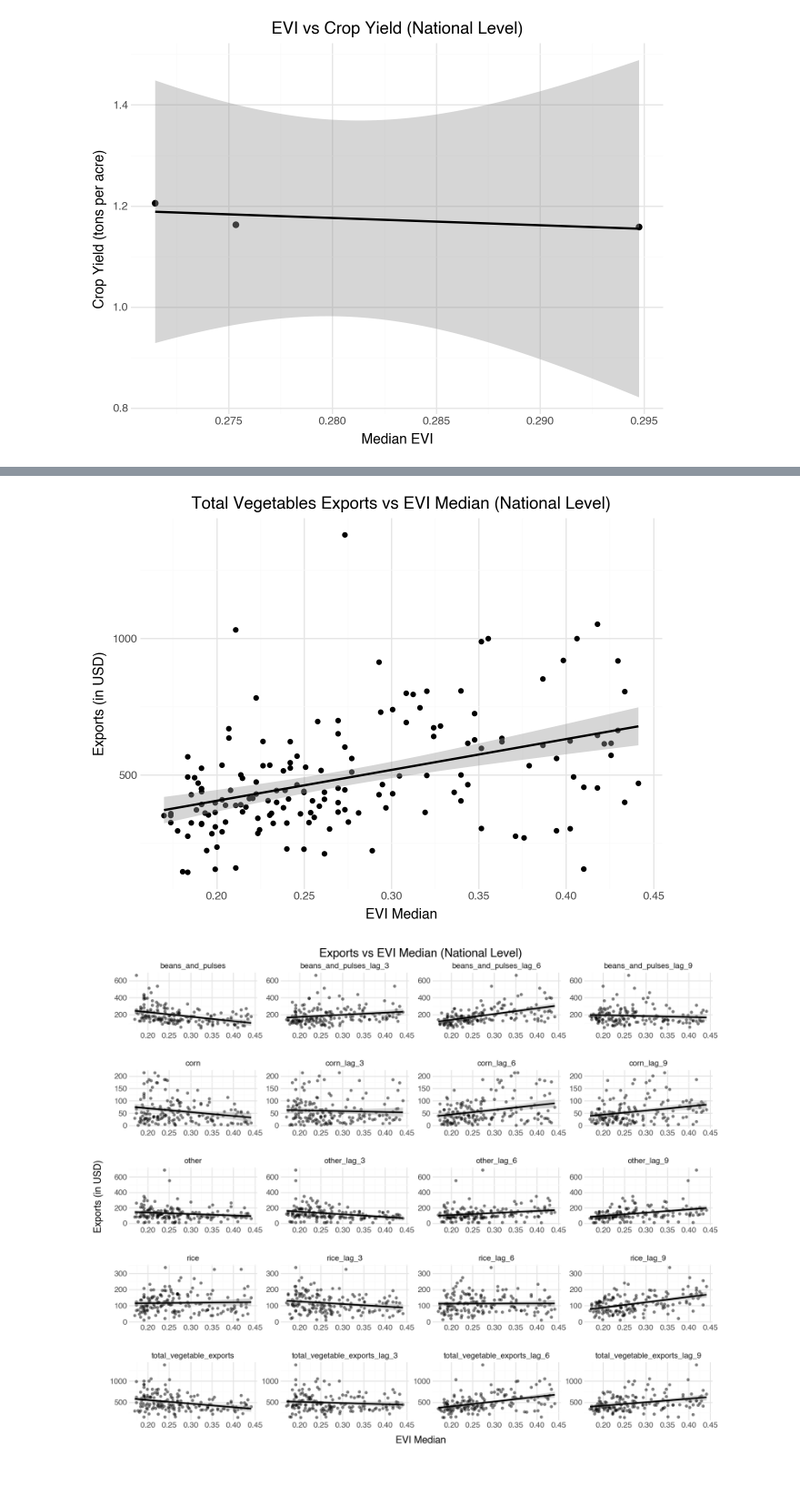
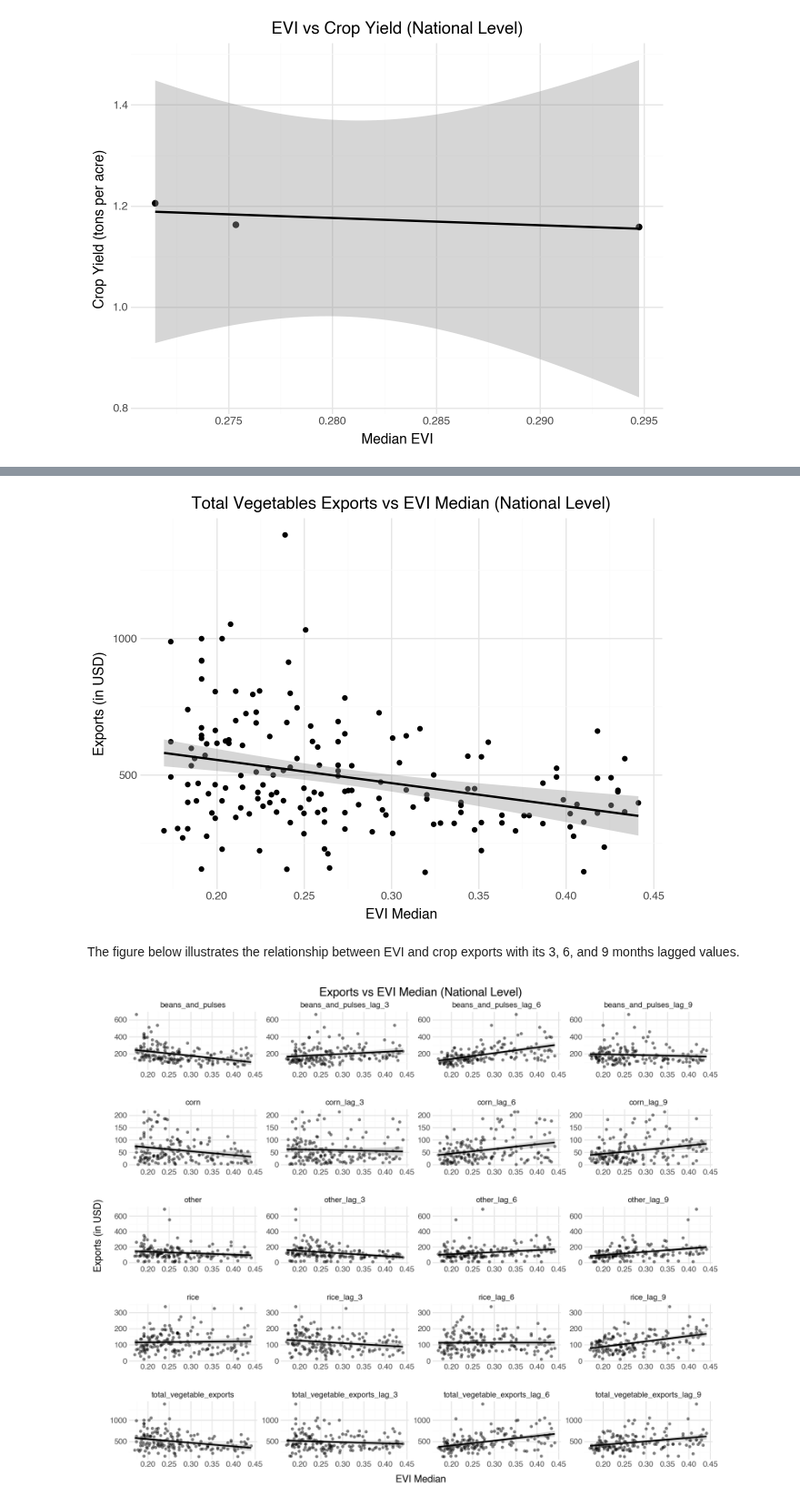
Before and after one commit to datapartnership/myanmar-economic-monitor, a Jupyter notebook: notebooks/vegetation-conditions/evi-manufacturing-analysis.ipynb, the cells around one changed output, grey strips where cells are left out. Shown at 91% size. Cells and saved outputs as stored; diff of their text form; code cells hidden in the pictures; blank space fills up the shorter version.

```diff
--- a/notebooks/vegetation-conditions/evi-manufacturing-analysis.ipynb
+++ b/notebooks/vegetation-conditions/evi-manufacturing-analysis.ipynb
@@ -714,27 +701,27 @@ exports
 # %%
 evi_adm0_monthly = (
     evi_adm0_raw.groupby(pd.Grouper(freq="MS")).agg({"EVI": "median"}).pipe(clean_names)
 )
 
 (
     exports.set_index("date")
     .join(evi_adm0_monthly, how="inner")
-    .assign(
-        total_vegetable_exports_lag_1=lambda df: df["total_vegetable_exports"].shift(6)
-    )
+    .assign(total_vegetable_exports=lambda df: df["total_vegetable_exports"])
     .pipe((p9.ggplot, "data"))
-    + p9.aes(x="evi", y="total_vegetable_exports_lag_1")
+    + p9.aes(x="evi", y="total_vegetable_exports")
     + p9.geom_point()
     + p9.geom_smooth(method="lm")
     + p9.labs(
         title="Total Vegetables Exports vs EVI Median (National Level)",
         x="EVI Median",
         y="Exports (in USD)",
     )
     + p9.theme_minimal()
 )
 # %% [output]
-[figure, old version]
+[figure, new version]
+# %% [markdown]
+The figure below illustrates the relationship between EVI and crop exports with its 3, 6, and 9 months lagged values.
 # %%
 evi_adm0_monthly = (
     evi_adm0_raw.groupby(pd.Grouper(freq="MS")).agg({"EVI": "median"}).pipe(clean_names)
```
Also changed, not shown: parts of 33 cells of this notebook, 1 other file.
